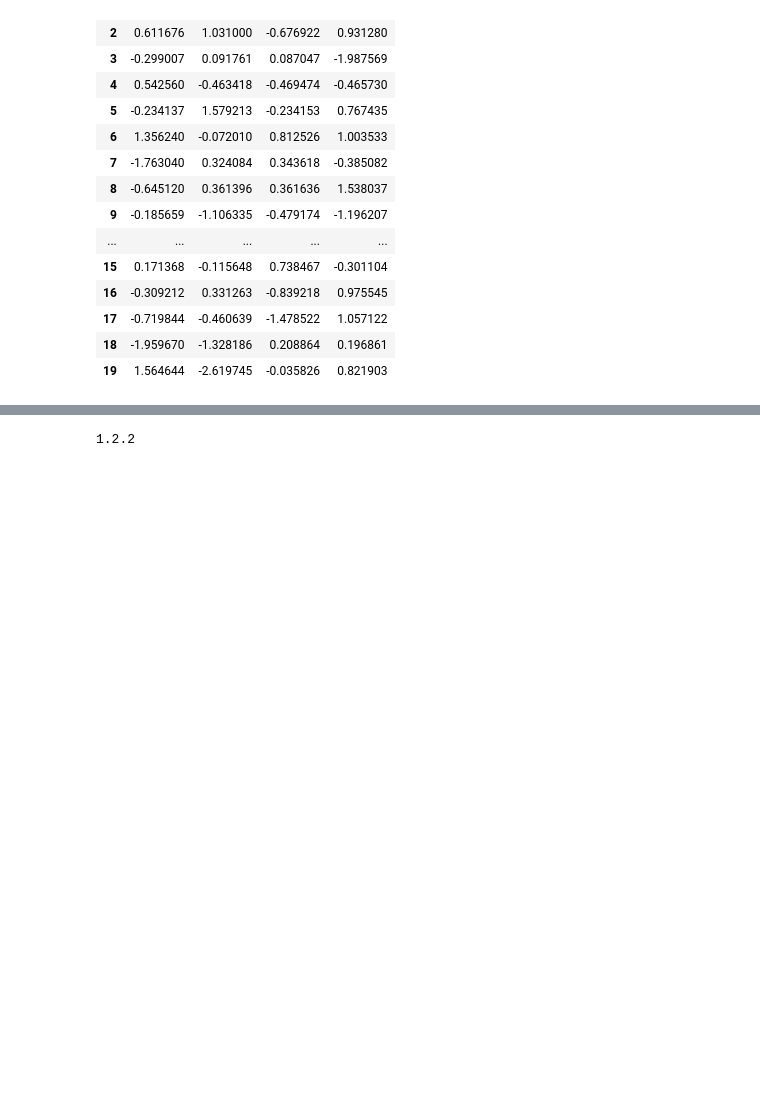
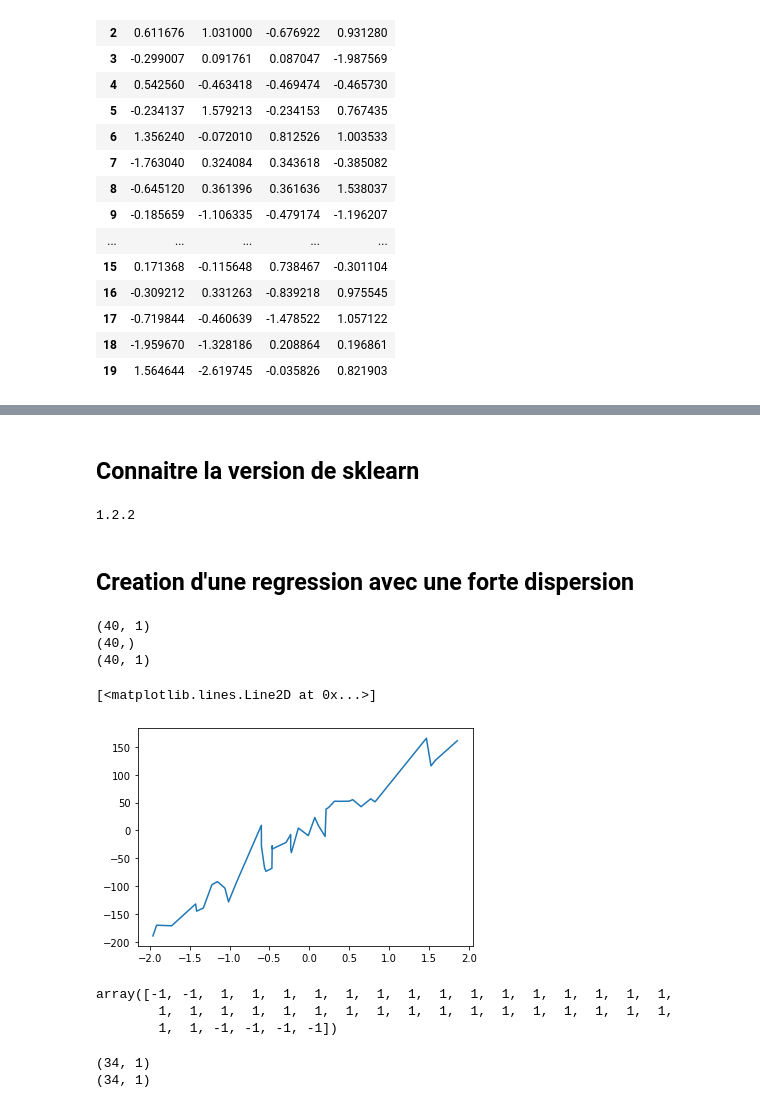
Before and after one commit to germanlinux/notebooks, a Jupyter notebook: python_datasc/delete_row.ipynb, the cells around one changed output, grey strips where cells are left out. Saved outputs shown, nothing was run; the diff lists cells and outputs as text; code cells hidden in the pictures; blank space fills up the shorter version.

```diff
--- a/python_datasc/delete_row.ipynb
+++ b/python_datasc/delete_row.ipynb
@@ -169,5 +167,26 @@ dt2
+# %% [markdown]
+##  Connaitre la version de sklearn
 # %%
 import sklearn
 print(sklearn.__version__)
 # %% [output]
 1.2.2
+# %% [markdown]
+## Creation d'une regression avec une forte dispersion
+# %%
+X, y = make_regression(n_samples=40, n_features=1,n_informative = 1,  noise=20, random_state=42)
+
+dt1 = pd.DataFrame(X, columns =['X'])
+print(dt1.shape)
+print(y.shape)
+dt2 = pd.DataFrame(y, columns =['y'])
+print(dt2.shape)
+
+frame = [dt1, dt2]
+dt3 = pd.concat(frame, ignore_index=True,axis= 1)
+dt3.head()
+dt3.sort_values([0], inplace = True)
+# %% [output]
+(40, 1)
+(40,)
+(40, 1)
@@ -173,0 +195,5 @@ print(sklearn.__version__)
+# %%
+plt.plot(dt3[0], dt3[1])
+# %% [output]
+[<matplotlib.lines.Line2D at 0x...>]
+[figure, added]
@@ -173,0 +204,16 @@ print(sklearn.__version__)
+# %%
+yhat
+# %% [output]
+array([-1, -1,  1,  1,  1,  1,  1,  1,  1,  1,  1,  1,  1,  1,  1,  1,  1,
+        1,  1,  1,  1,  1,  1,  1,  1,  1,  1,  1,  1,  1,  1,  1,  1,  1,
+        1,  1, -1, -1, -1, -1])
+# %%
+X_sel= dt3[[0]][yhat == 1]
+print(X_sel.shape)
+print(y_sel.shape)
+y_sel = dt3[[1]][yhat == 1]
+dt4 = pd.concat([X_sel, y_sel],axis= 1 )
+dt4.sort_values([0], inplace = True)
+# %% [output]
+(34, 1)
+(34, 1)
```
Also changed, not shown: parts of 18 cells of this notebook.
